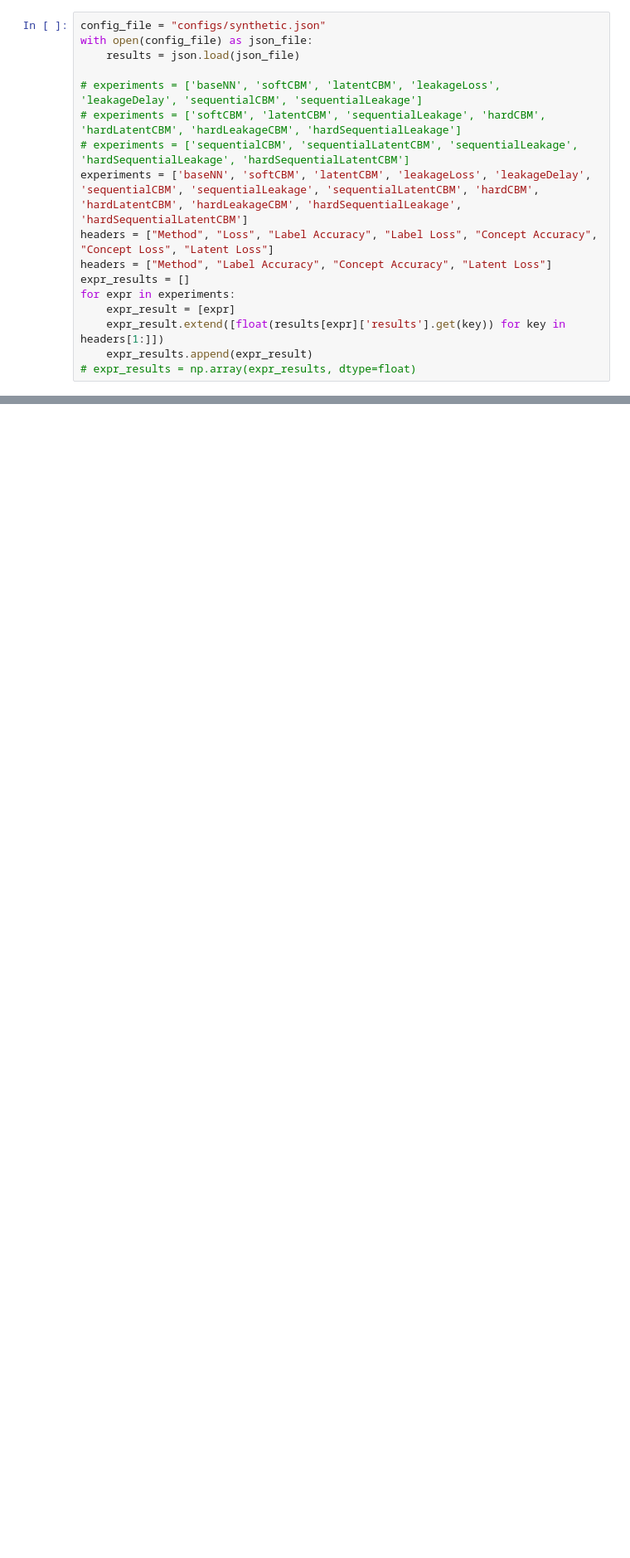
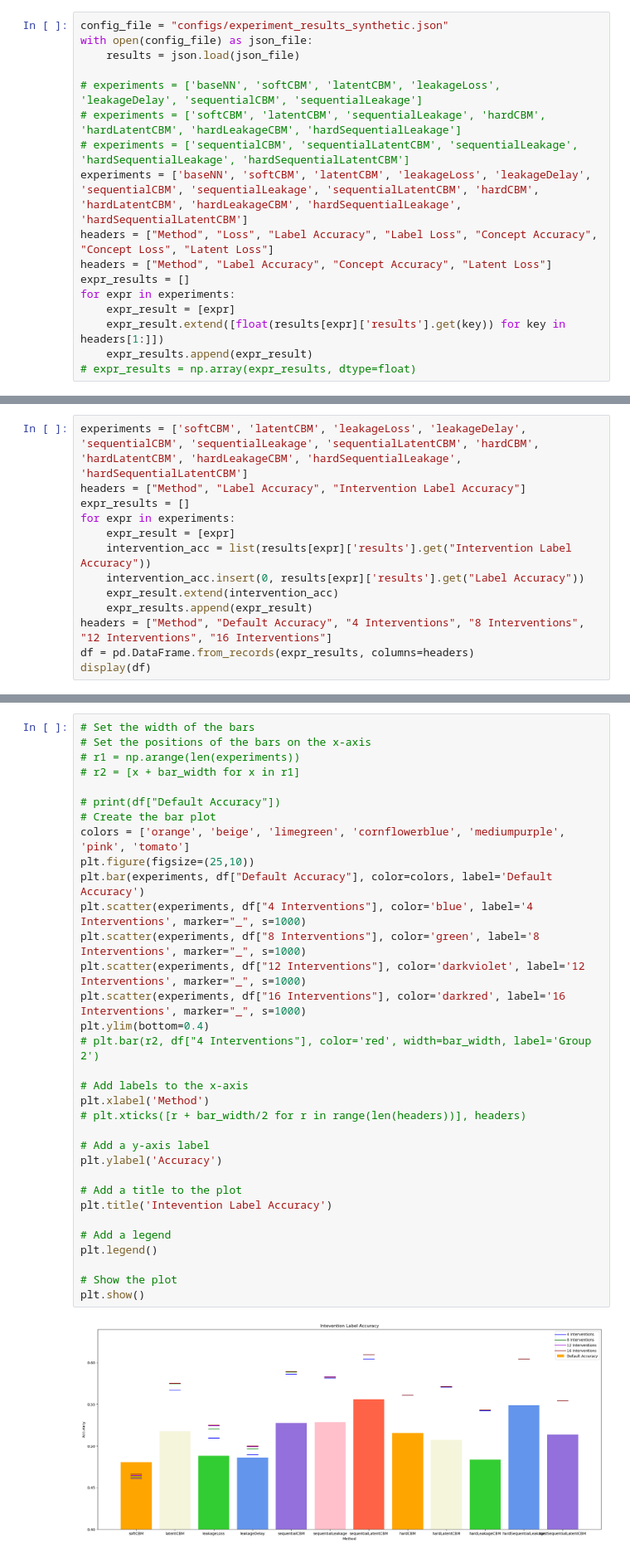
Before and after one commit to Coaster41/ConceptBottleneckLeakage, a Jupyter notebook: experiment_visualizer.ipynb, the cells around one changed output, grey strips where cells are left out. Shown at 83% size. Drawn from its saved outputs; the diff is of its cells as text; blank space fills up the shorter version.

Commit message:
update visualizer with interventions

```diff
--- a/experiment_visualizer.ipynb
+++ b/experiment_visualizer.ipynb
@@ -4,7 +4,7 @@ import json
 import pandas as pd
 import numpy as np
 # %%
-config_file = "configs/synthetic.json"
+config_file = "configs/experiment_results_synthetic.json"
 with open(config_file) as json_file:
     results = json.load(json_file)
 
@@ -54,3 +54,16 @@ plt.tight_layout()
 plt.show()
 # %% [output]
 [figure]
+# %%
+experiments = ['softCBM', 'latentCBM', 'leakageLoss', 'leakageDelay', 'sequentialCBM', 'sequentialLeakage', 'sequentialLatentCBM', 'hardCBM', 'hardLatentCBM', 'hardLeakageCBM', 'hardSequentialLeakage', 'hardSequentialLatentCBM']
+headers = ["Method", "Label Accuracy", "Intervention Label Accuracy"]
+expr_results = []
+for expr in experiments:
+    expr_result = [expr]
+    intervention_acc = list(results[expr]['results'].get("Intervention Label Accuracy"))
+    intervention_acc.insert(0, results[expr]['results'].get("Label Accuracy"))
+    expr_result.extend(intervention_acc)
+    expr_results.append(expr_result)
+headers = ["Method", "Default Accuracy", "4 Interventions", "8 Interventions", "12 Interventions", "16 Interventions"]
+df = pd.DataFrame.from_records(expr_results, columns=headers)
+display(df)
@@ -56,0 +88,35 @@ plt.show()
+# %%
+# Set the width of the bars
+# Set the positions of the bars on the x-axis
+# r1 = np.arange(len(experiments))
+# r2 = [x + bar_width for x in r1]
+
+# print(df["Default Accuracy"])
+# Create the bar plot
+colors = ['orange', 'beige', 'limegreen', 'cornflowerblue', 'mediumpurple', 'pink', 'tomato']
+plt.figure(figsize=(25,10))
+plt.bar(experiments, df["Default Accuracy"], color=colors, label='Default Accuracy')
+plt.scatter(experiments, df["4 Interventions"], color='blue', label='4 Interventions', marker="_", s=1000)
+plt.scatter(experiments, df["8 Interventions"], color='green', label='8 Interventions', marker="_", s=1000)
+plt.scatter(experiments, df["12 Interventions"], color='darkviolet', label='12 Interventions', marker="_", s=1000)
+plt.scatter(experiments, df["16 Interventions"], color='darkred', label='16 Interventions', marker="_", s=1000)
+plt.ylim(bottom=0.4)
+# plt.bar(r2, df["4 Interventions"], color='red', width=bar_width, label='Group 2')
+
+# Add labels to the x-axis
+plt.xlabel('Method')
+# plt.xticks([r + bar_width/2 for r in range(len(headers))], headers)
+
+# Add a y-axis label
+plt.ylabel('Accuracy')
+
+# Add a title to the plot
+plt.title('Intevention Label Accuracy')
+
+# Add a legend
+plt.legend()
+
+# Show the plot
+plt.show()
+# %% [output]
+[figure, added]
```
Also changed, not shown: parts of 2 cells of this notebook.
